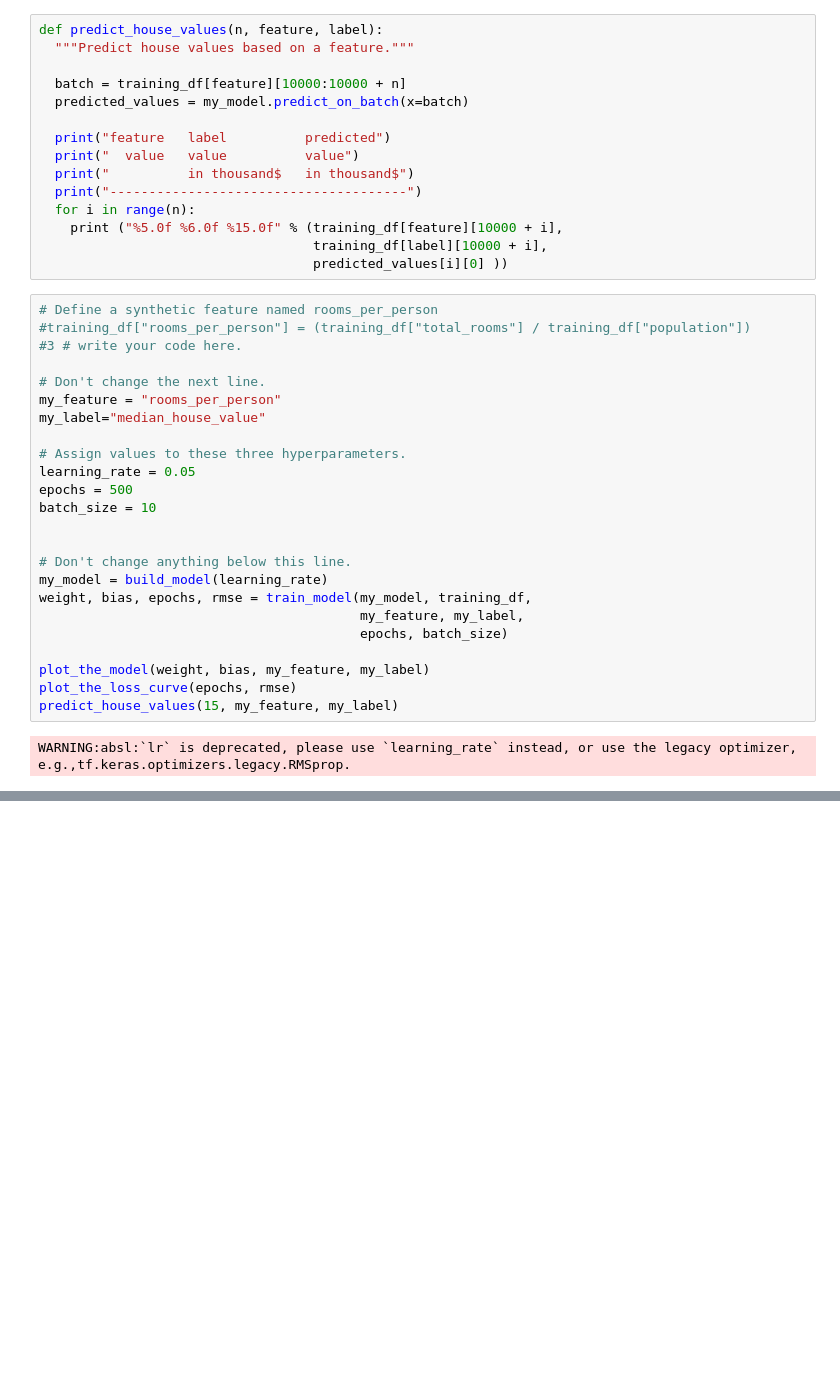
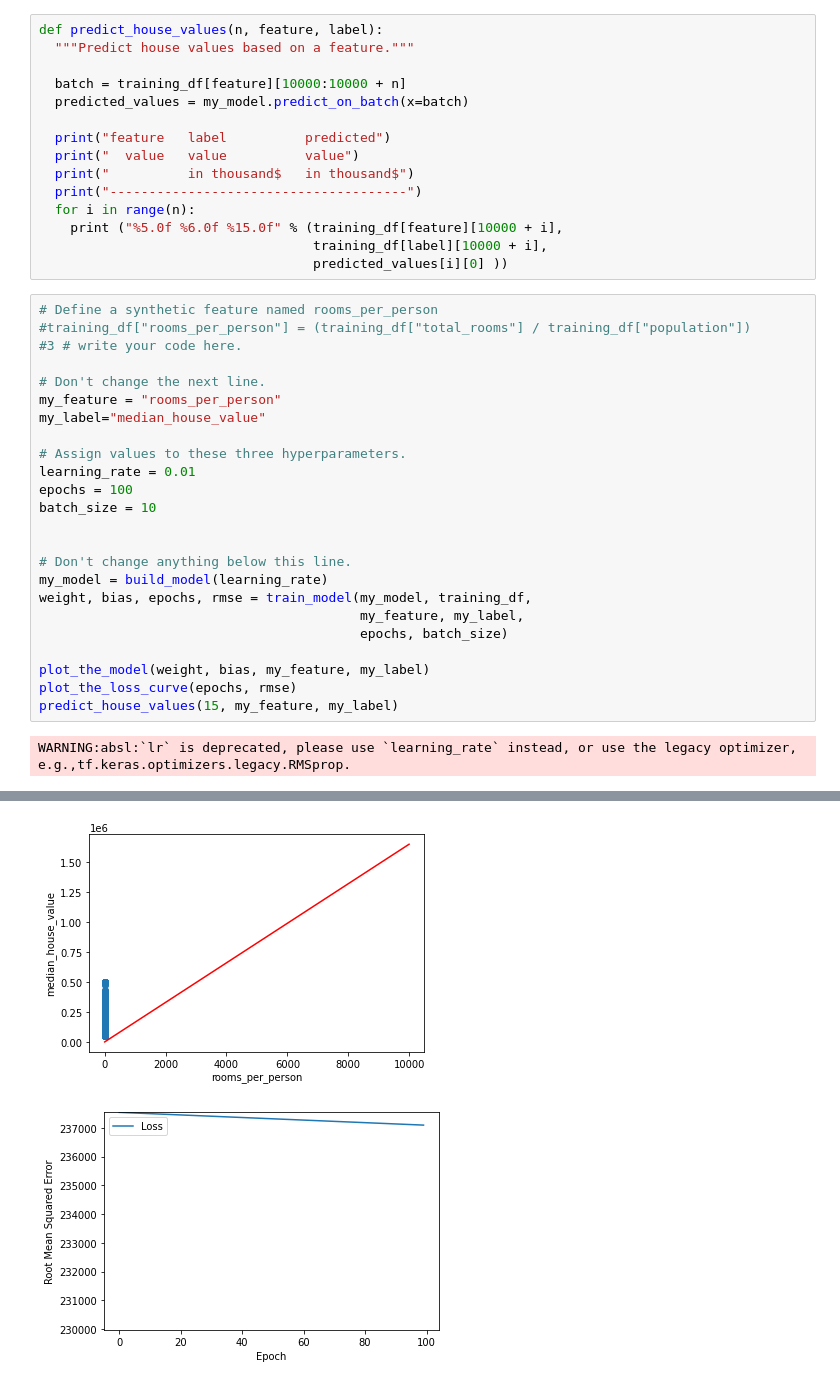
Before and after one commit to biffsocko/SUNY_Poly_NCS590, a Jupyter notebook: TomMurphy_assingment1.ipynb, the cells around one changed output, grey strips where cells are left out. Saved outputs shown, nothing was run; the diff lists cells and outputs as text; blank space fills up the shorter version.

```diff
--- a/TomMurphy_assingment1.ipynb
+++ b/TomMurphy_assingment1.ipynb
@@ -141,8 +141,8 @@ my_feature = "rooms_per_person"
 my_label="median_house_value"
 
 # Assign values to these three hyperparameters.
-learning_rate = 0.05
-epochs = 500
+learning_rate = 0.01
+epochs = 100
 batch_size = 10
 
 
@@ -176,0 +177,2 @@ Epoch 163/500
+[figure, added]
+[figure, added]
```
Also changed, not shown: parts of 1 cell of this notebook.
